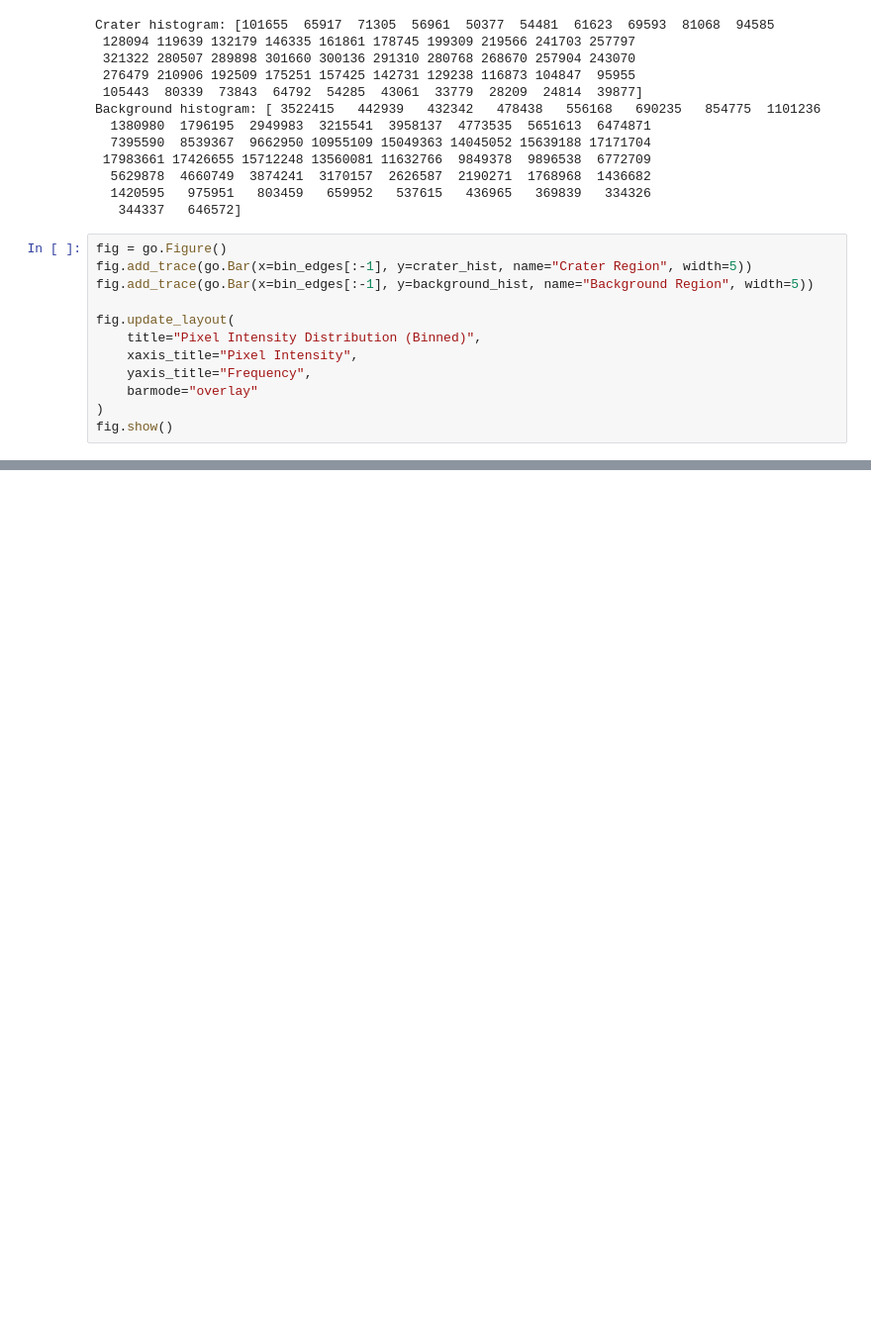
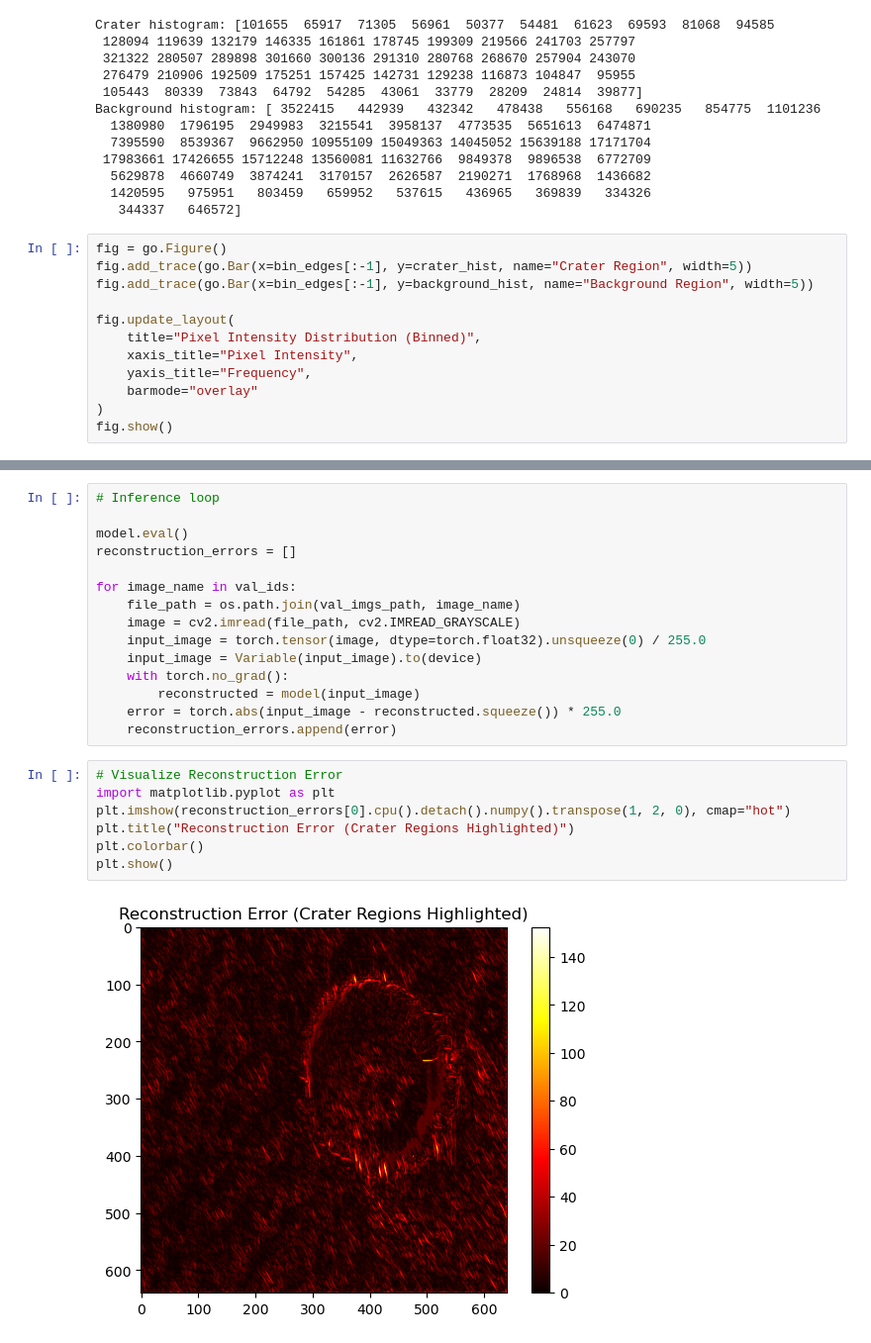
Before and after one commit to Toyakki/ConVNet_scratch, a Jupyter notebook: notebook/EDA.ipynb, the cells around one changed output, grey strips where cells are left out. Shown at 99% size. Cells and saved outputs as stored; diff of their text form; blank space fills up the shorter version.

```diff
--- a/notebook/EDA.ipynb
+++ b/notebook/EDA.ipynb
@@ -223,0 +420,24 @@ fig.show()
+# %%
+# Inference loop
+
+model.eval()
+reconstruction_errors = []
+
+for image_name in val_ids:
+    file_path = os.path.join(val_imgs_path, image_name)
+    image = cv2.imread(file_path, cv2.IMREAD_GRAYSCALE)
+    input_image = torch.tensor(image, dtype=torch.float32).unsqueeze(0) / 255.0
+    input_image = Variable(input_image).to(device)
+    with torch.no_grad():
+        reconstructed = model(input_image)
+    error = torch.abs(input_image - reconstructed.squeeze()) * 255.0
+    reconstruction_errors.append(error)
+# %%
+# Visualize Reconstruction Error
+import matplotlib.pyplot as plt
+plt.imshow(reconstruction_errors[0].cpu().detach().numpy().transpose(1, 2, 0), cmap="hot")
+plt.title("Reconstruction Error (Crater Regions Highlighted)")
+plt.colorbar()
+plt.show()
+# %% [output]
+[figure, added]
```
Also changed, not shown: parts of 17 cells of this notebook.
